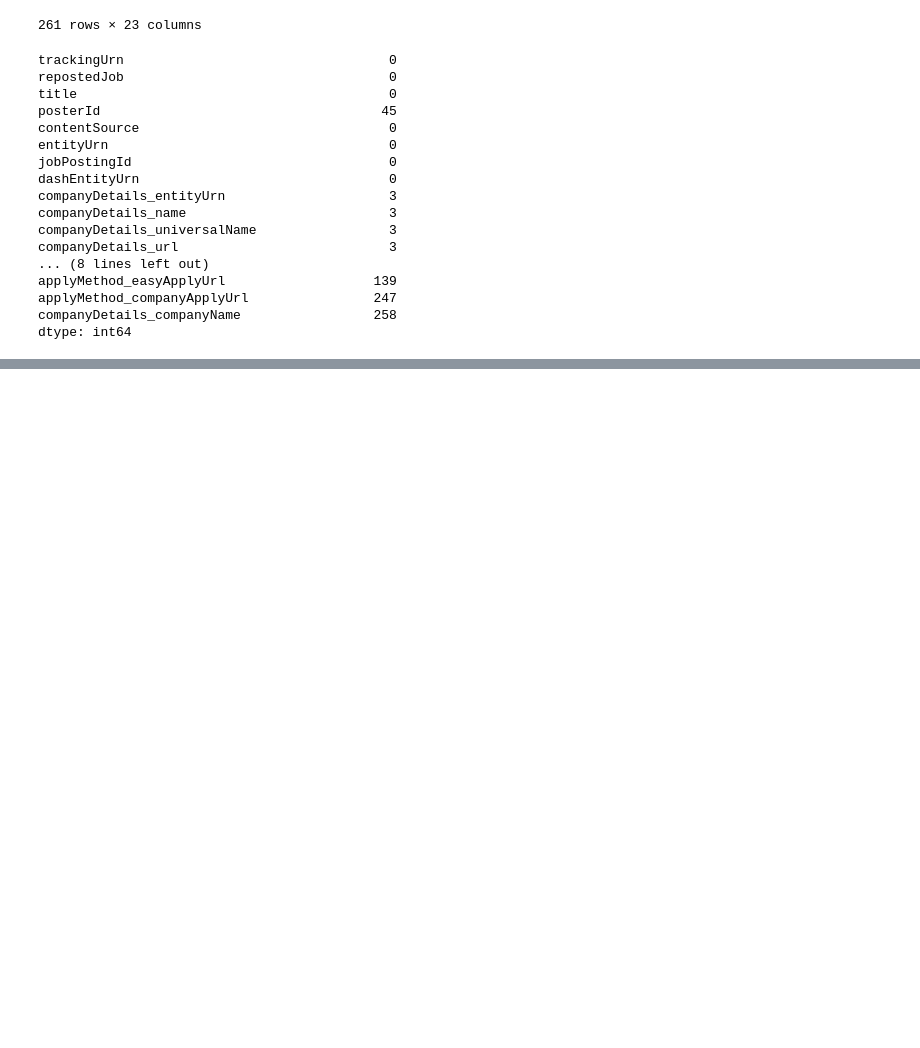
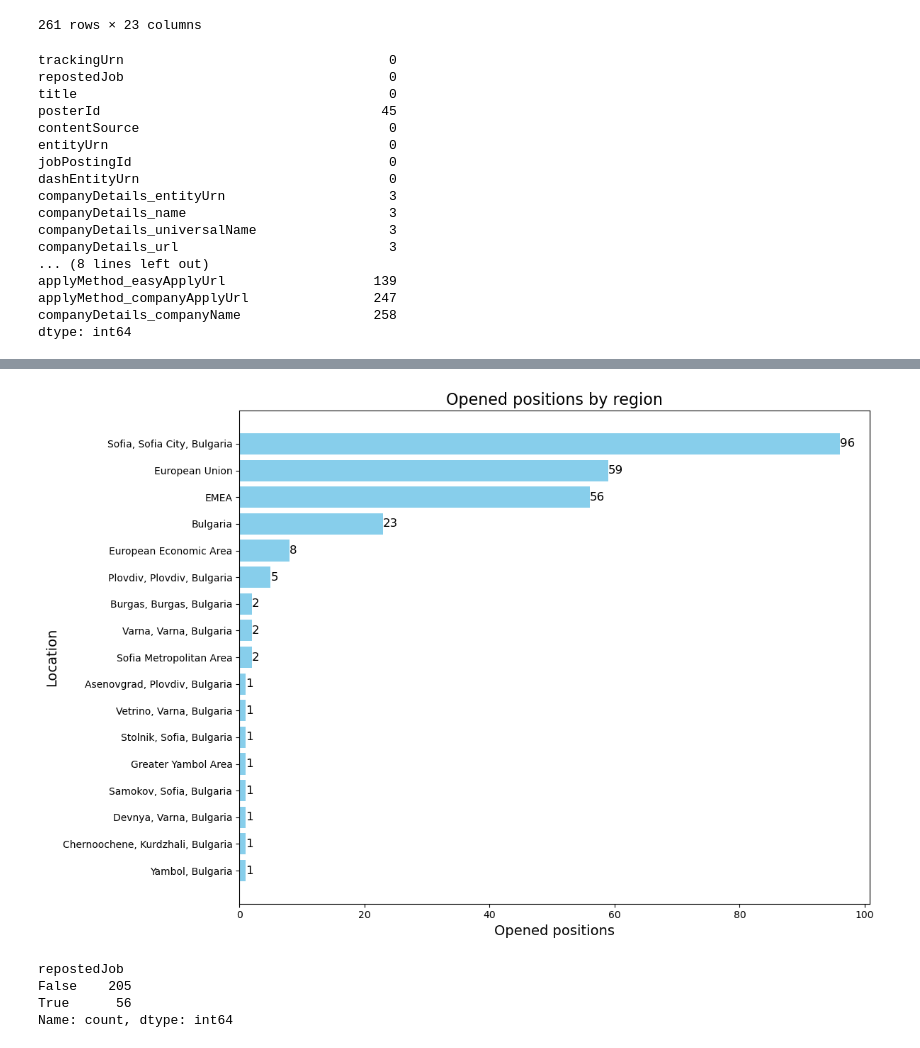
Before and after one commit to B-Kosev/social-media-linkedin-analyis, a Jupyter notebook: LinkedIn_Analysis.ipynb, the cells around one changed output, grey strips where cells are left out. Cells and saved outputs as stored; diff of their text form; code cells hidden in the pictures; blank space fills up the shorter version.

Commit message:
Merge identical columns and add visualisations

```diff
--- a/LinkedIn_Analysis.ipynb
+++ b/LinkedIn_Analysis.ipynb
@@ -271,3 +271,10 @@ applyMethod_easyApplyUrl                   139
 applyMethod_companyApplyUrl                247
 companyDetails_companyName                 258
 dtype: int64
+# %%
+unique_columns_df['companyDetails_name'] = unique_columns_df['companyDetails_name'].combine_first(unique_columns_df['companyDetails_companyName'])
+
+unique_columns_df.iloc[:, 16] = unique_columns_df.iloc[:, 16].combine_first(unique_columns_df.iloc[:, 21])
+# %%
+unique_columns_df.drop(unique_columns_df.columns[22], axis=1, inplace=True)
+unique_columns_df.drop(unique_columns_df.columns[21], axis=1,inplace=True)
@@ -273,0 +321,47 @@ dtype: int64
+# %%
+import matplotlib.pyplot as plt
+
+#Create a dataframe only with locations and their count
+locations_df = unique_columns_df['formattedLocation'].value_counts().reset_index()
+locations_df.columns = ['formattedLocation', 'count']
+
+# Merge identical columns
+locations_df['formattedLocation'] = locations_df['formattedLocation'].replace(
+    'Sofia City, Bulgaria', 'Sofia, Sofia City, Bulgaria'
+).replace(
+    'Sofia, Bulgaria', 'Sofia, Sofia City, Bulgaria'
+).replace(
+    'Burgas, Bulgaria', 'Burgas, Burgas, Bulgaria'
+).replace(
+    'Plovdiv, Bulgaria', 'Plovdiv, Plovdiv, Bulgaria'
+)
+
+merged_locations_df= locations_df.groupby('formattedLocation', as_index=False)['count'].sum()
+
+# Sort data by count for better visualization
+merged_locations_df = merged_locations_df.sort_values(by="count", ascending=False)
+
+# Plot
+plt.figure(figsize=(12, 8))
+bars = plt.barh(merged_locations_df["formattedLocation"], merged_locations_df["count"], color="skyblue")
+plt.xlabel("Opened positions", fontsize=14)
+plt.ylabel("Location", fontsize=14)
+plt.title("Opened positions by region", fontsize=16)
+plt.gca().invert_yaxis()  # Invert y-axis for better readability
+
+# Adding the values on the bars
+for bar, count in zip(bars, merged_locations_df["count"]):
+    plt.text(bar.get_width(), bar.get_y() + bar.get_height() / 2,  # Position the text
+             str(count), va='center', ha='left', fontsize=12)  # Place count value to the right of the bar
+
+plt.tight_layout()
+plt.show()
+# %% [output]
+[figure, added]
+# %%
+unique_columns_df['repostedJob'].value_counts()
+# %% [output]
+repostedJob
+False    205
+True      56
+Name: count, dtype: int64
```
Also changed, not shown: parts of 3 cells of this notebook.
